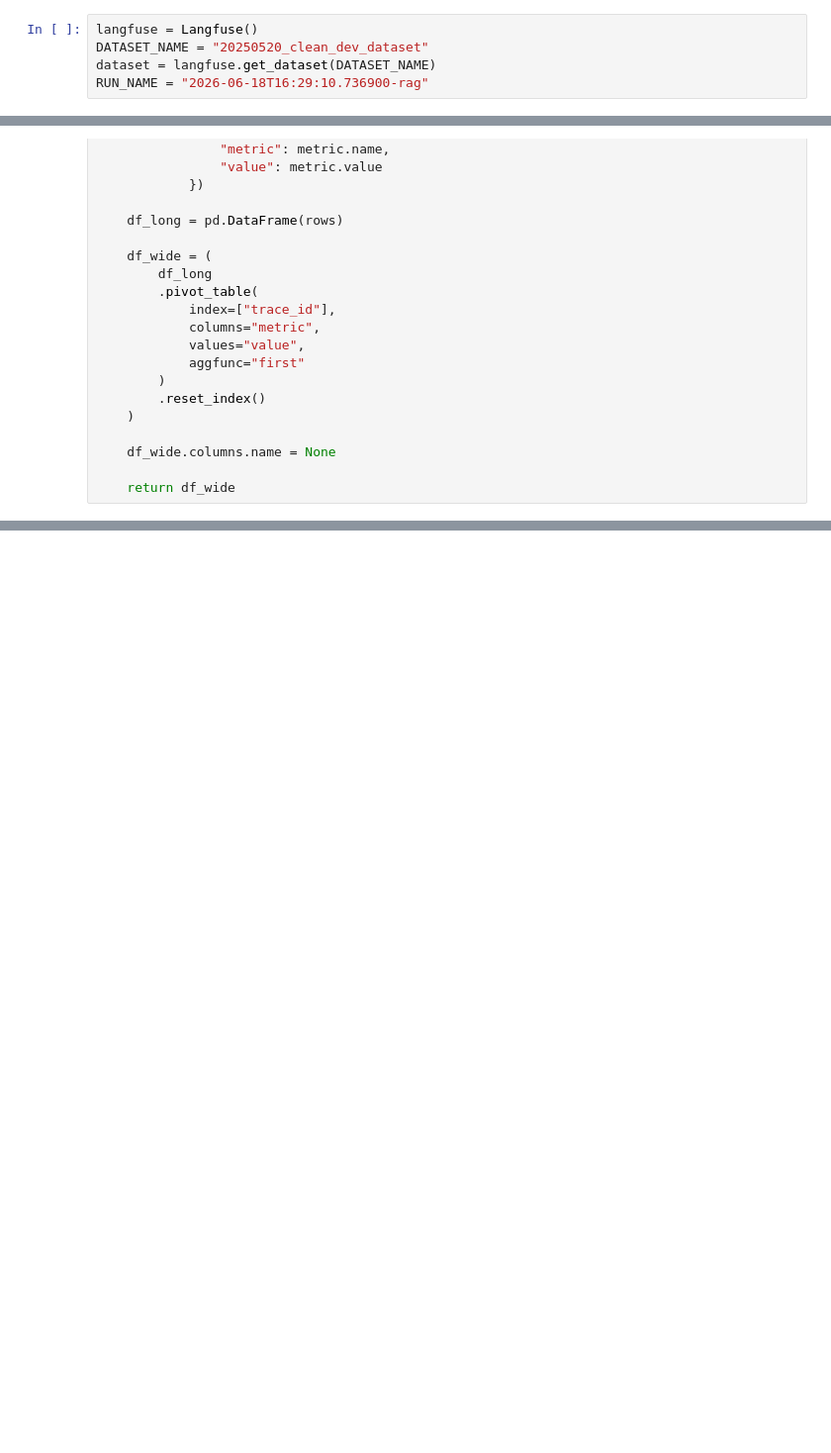
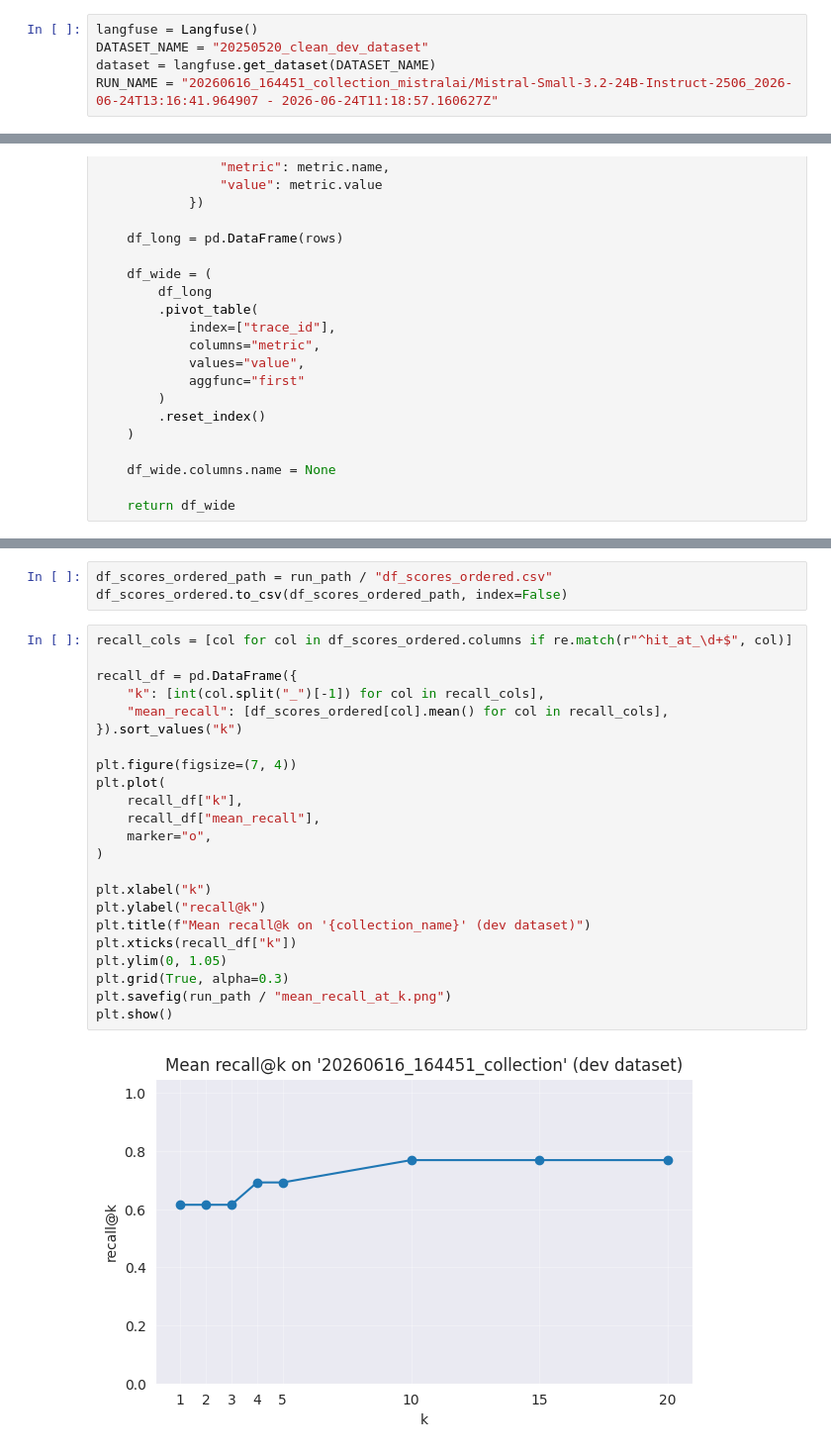
Before and after one commit to epfl-si/polylex-chatbot, a Jupyter notebook: experiment/plot_metrics.ipynb, the cells around one changed output, grey strips where cells are left out. Shown at 99% size. Saved outputs shown, nothing was run; the diff lists cells and outputs as text; blank space fills up the shorter version.

```diff
--- a/experiment/plot_metrics.ipynb
+++ b/experiment/plot_metrics.ipynb
@@ -12,7 +15,7 @@ env_path = load_project_env()
 langfuse = Langfuse()
 DATASET_NAME = "20250520_clean_dev_dataset"
 dataset = langfuse.get_dataset(DATASET_NAME)
-RUN_NAME = "2026-06-18T16:29:10.736900-rag"
+RUN_NAME = "20260616_164451_collection_mistralai/Mistral-Small-3.2-24B-Instruct-2506_2026-06-24T13:16:41.964907 - 2026-06-24T11:18:57.160627Z"
 # %%
 run = langfuse.get_dataset_run(
     dataset_name=DATASET_NAME,
@@ -118,0 +109,28 @@ plt.show()
+# %%
+df_scores_ordered_path = run_path / "df_scores_ordered.csv"
+df_scores_ordered.to_csv(df_scores_ordered_path, index=False)
+# %%
+recall_cols = [col for col in df_scores_ordered.columns if re.match(r"^hit_at_\d+$", col)]
+
+recall_df = pd.DataFrame({
+    "k": [int(col.split("_")[-1]) for col in recall_cols],
+    "mean_recall": [df_scores_ordered[col].mean() for col in recall_cols],
+}).sort_values("k")
+
+plt.figure(figsize=(7, 4))
+plt.plot(
+    recall_df["k"],
+    recall_df["mean_recall"],
+    marker="o",
+)
+
+plt.xlabel("k")
+plt.ylabel("recall@k")
+plt.title(f"Mean recall@k on '{collection_name}' (dev dataset)")
+plt.xticks(recall_df["k"])
+plt.ylim(0, 1.05)
+plt.grid(True, alpha=0.3)
+plt.savefig(run_path / "mean_recall_at_k.png")
+plt.show()
+# %% [output]
+[figure, added]
```
Also changed, not shown: parts of 15 cells of this notebook, 7 other files.
